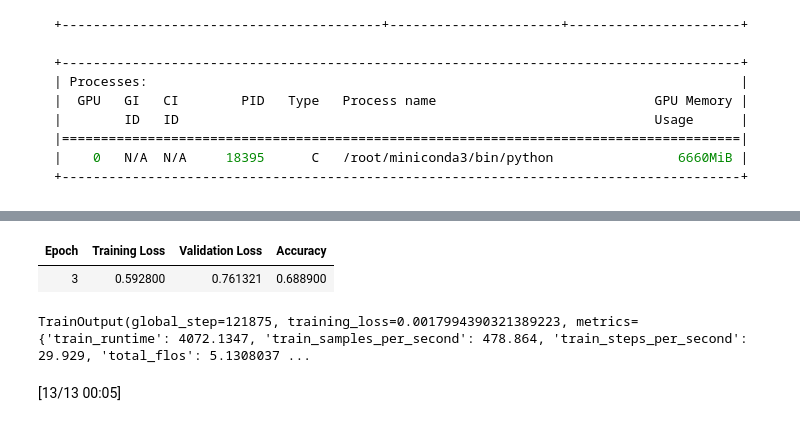
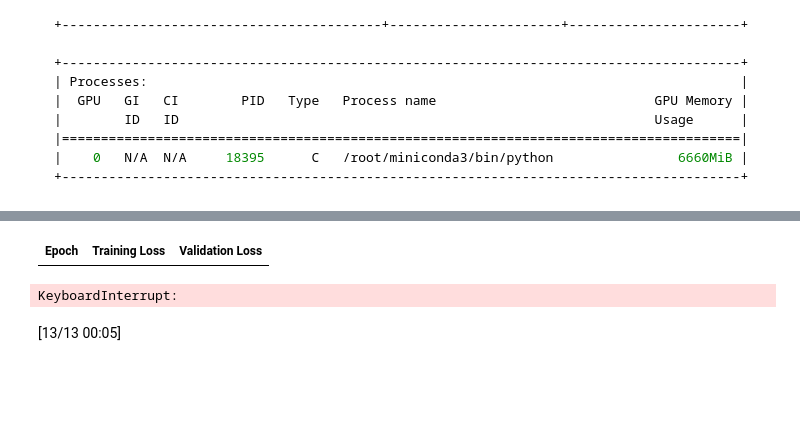
Before and after one commit to threelamb/LLM-quickstart, a Jupyter notebook: transformers/fine-tune-quickstart.ipynb, the cells around one changed output, grey strips where cells are left out. Saved outputs shown, nothing was run; the diff lists cells and outputs as text; code cells hidden in the pictures; blank space fills up the shorter version.

````diff
--- a/transformers/fine-tune-quickstart.ipynb
+++ b/transformers/fine-tune-quickstart.ipynb
@@ -232,7 +242,7 @@ else:
 # %%
 from transformers import TrainingArguments, Trainer
 
-training_args = TrainingArguments(output_dir=model_dir_2,
+training_args = TrainingArguments(output_dir=model_dir,
                                   evaluation_strategy="epoch",
                                   per_device_train_batch_size=16,
                                   num_train_epochs=3,
@@ -283,5 +293,5 @@ Wed Dec 20 14:37:41 2023
 +---------------------------------------------------------------------------------------+
 ```
 # %%
-trainer.train(resume_from_checkpoint=True)
+trainer.train()
 # %% [output]
@@ -289,6 +299,5 @@ trainer.train(resume_from_checkpoint=True)
-| Epoch | Training Loss | Validation Loss | Accuracy |
-| 3 | 0.592800 | 0.761321 | 0.688900 |
+| Epoch | Training Loss | Validation Loss |
-TrainOutput(global_step=121875, training_loss=0.0017994390321389223, metrics={'train_runtime': 4072.1347, 'train_samples_per_second': 478.864, 'train_steps_per_second': 29.929, 'total_flos': 5.1308037 ...
+KeyboardInterrupt:
 # %%
 small_test_dataset = tokenized_datasets["test"].shuffle(seed=64).select(range(100))
 # %%
````
Also changed, not shown: parts of 4 cells of this notebook, 7 other files.
